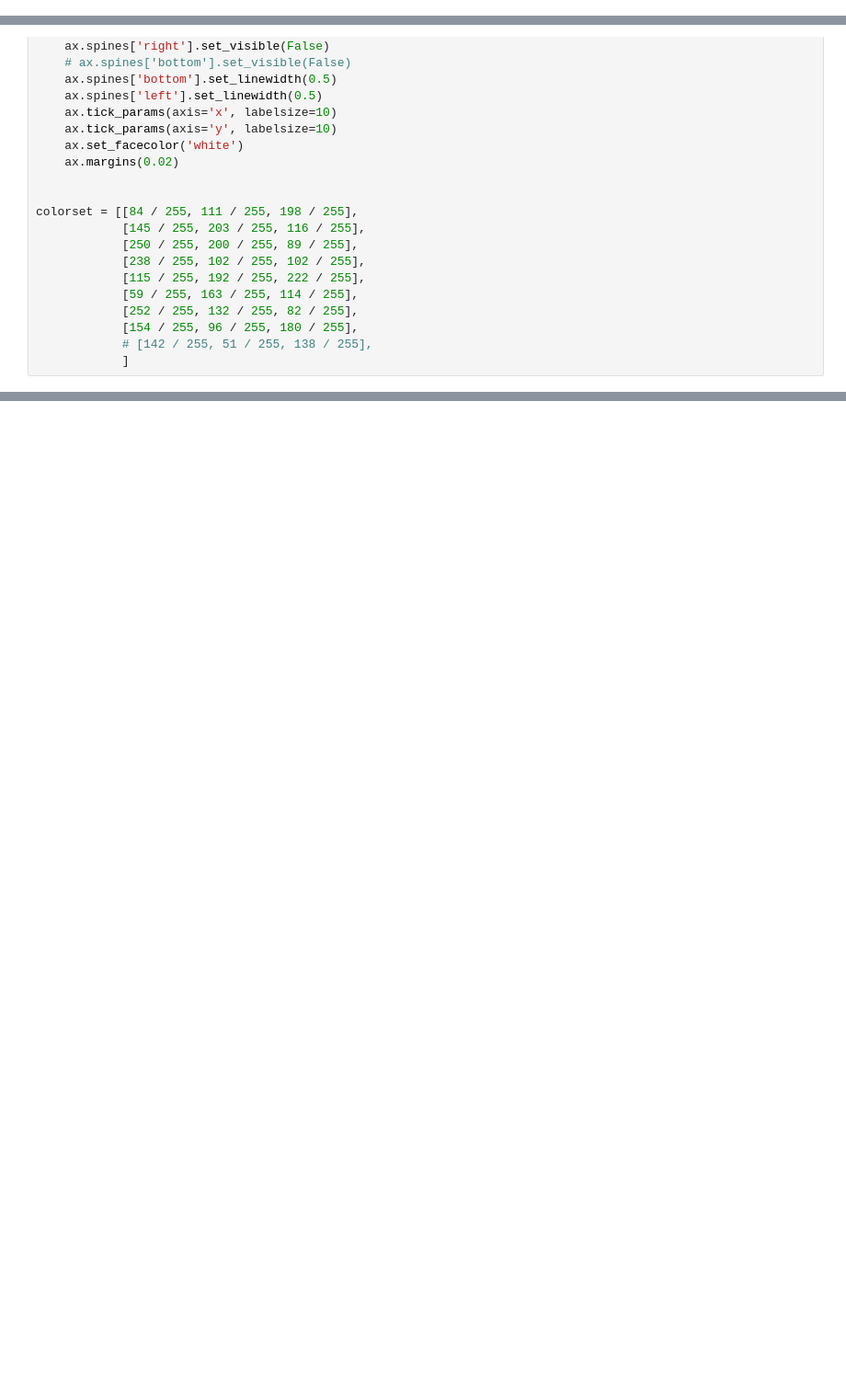
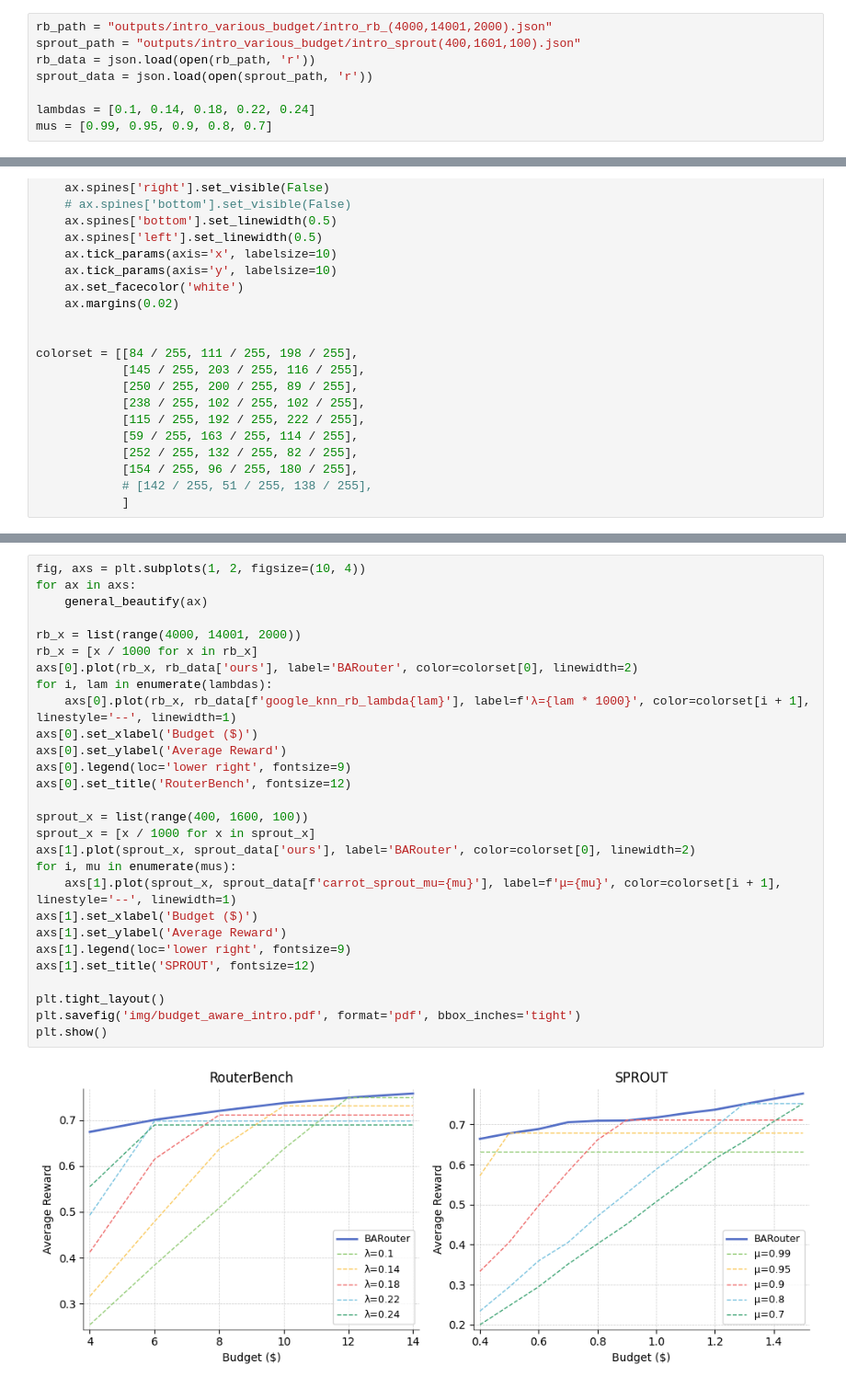
Before and after one commit to pxyWaterMoon/BARouter, a Jupyter notebook: experiments/intro.ipynb, the cells around one changed output, grey strips where cells are left out. Shown at 92% size. Drawn from its saved outputs; the diff is of its cells as text; blank space fills up the shorter version.

Commit message:
add budget-aware intro figure

```diff
--- a/experiments/intro.ipynb
+++ b/experiments/intro.ipynb
@@ -122,3 +11,11 @@ lambda1_reward = get_smooth_rewards(lambda1_reward)
+# %%
+rb_path = "outputs/intro_various_budget/intro_rb_(4000,14001,2000).json"
+sprout_path = "outputs/intro_various_budget/intro_sprout(400,1601,100).json"
+rb_data = json.load(open(rb_path, 'r'))
+sprout_data = json.load(open(sprout_path, 'r'))
+
+lambdas = [0.1, 0.14, 0.18, 0.22, 0.24]
+mus = [0.99, 0.95, 0.9, 0.8, 0.7]
 # %%
 def general_beautify(ax):
     ax.grid(True, linestyle='--', linewidth=0.5, alpha=0.7)
@@ -222,0 +43,30 @@ plt.show()
+# %%
+fig, axs = plt.subplots(1, 2, figsize=(10, 4))
+for ax in axs:
+    general_beautify(ax)
+
+rb_x = list(range(4000, 14001, 2000))
+rb_x = [x / 1000 for x in rb_x]
+axs[0].plot(rb_x, rb_data['ours'], label='BARouter', color=colorset[0], linewidth=2)
+for i, lam in enumerate(lambdas):
+    axs[0].plot(rb_x, rb_data[f'google_knn_rb_lambda{lam}'], label=f'λ={lam * 1000}', color=colorset[i + 1], linestyle='--', linewidth=1)
+axs[0].set_xlabel('Budget ($)')
+axs[0].set_ylabel('Average Reward')
+axs[0].legend(loc='lower right', fontsize=9)
+axs[0].set_title('RouterBench', fontsize=12)
+
+sprout_x = list(range(400, 1600, 100))
+sprout_x = [x / 1000 for x in sprout_x]
+axs[1].plot(sprout_x, sprout_data['ours'], label='BARouter', color=colorset[0], linewidth=2)
+for i, mu in enumerate(mus):
+    axs[1].plot(sprout_x, sprout_data[f'carrot_sprout_mu={mu}'], label=f'μ={mu}', color=colorset[i + 1], linestyle='--', linewidth=1)
+axs[1].set_xlabel('Budget ($)')
+axs[1].set_ylabel('Average Reward')
+axs[1].legend(loc='lower right', fontsize=9)
+axs[1].set_title('SPROUT', fontsize=12)
+
+plt.tight_layout()
+plt.savefig('img/budget_aware_intro.pdf', format='pdf', bbox_inches='tight')
+plt.show()
+# %% [output]
+[figure, added]
```
Also changed, not shown: parts of 7 cells of this notebook, 6 other files.
